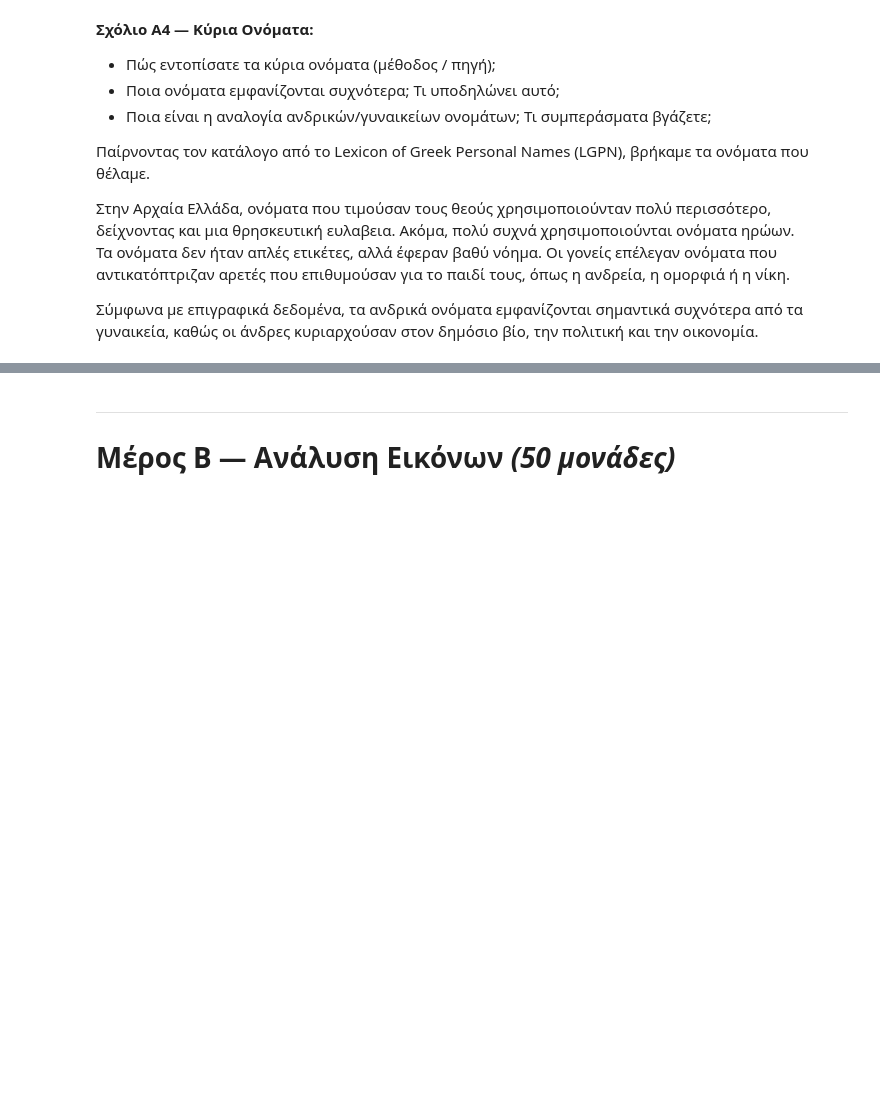
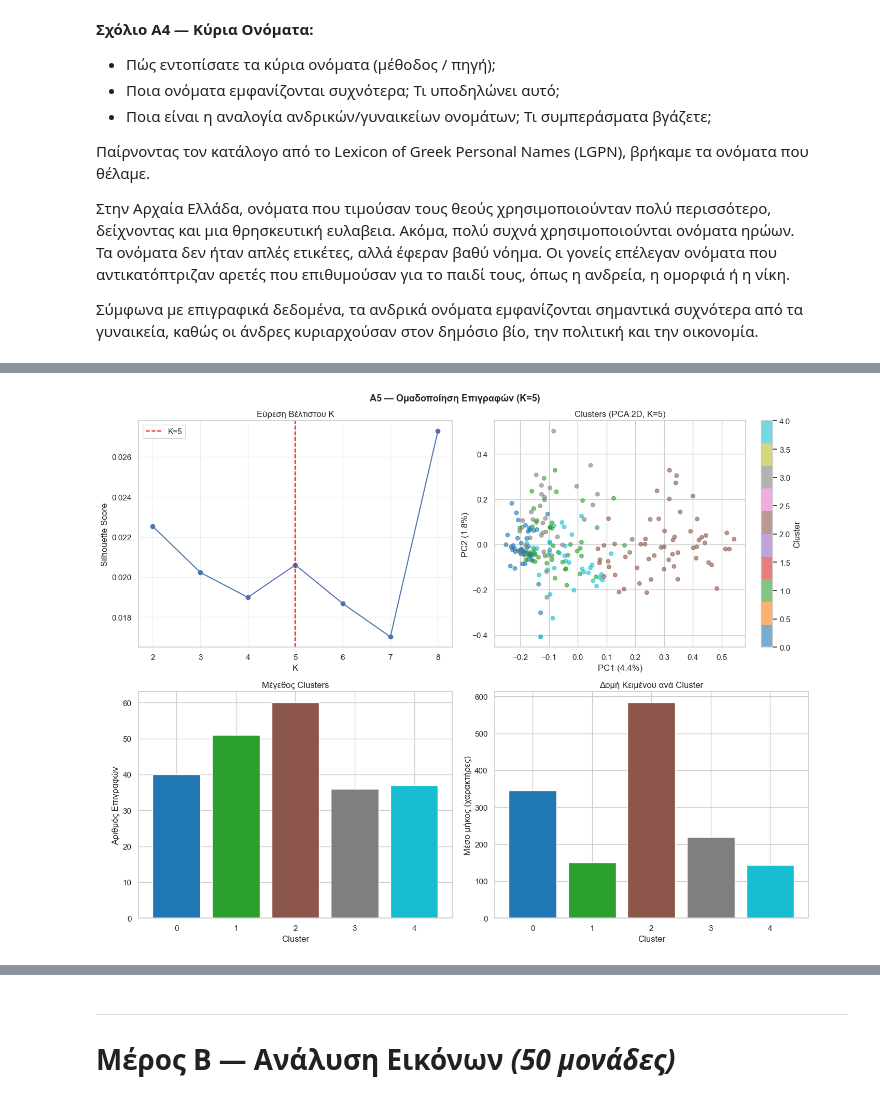
Before and after one commit to PanagiotisGk/Greek-Epigraphy, a Jupyter notebook: team_notebook_epigraphy.ipynb, the cells around one changed output, grey strips where cells are left out. Cells and saved outputs as stored; diff of their text form; code cells hidden in the pictures; blank space fills up the shorter version.

```diff
--- a/team_notebook_epigraphy.ipynb
+++ b/team_notebook_epigraphy.ipynb
@@ -1195,0 +1329,50 @@ None
+# %%
+# === Βήμα 8: Οπτικοποιήσεις ===
+
+fig, axes = plt.subplots(2, 2, figsize=(14, 11))
+
+# 1. Silhouette
+ax1 = axes[0, 0]
+ax1.plot(list(K_range), silhouette_scores, 'bo-')
+ax1.axvline(best_k, color='red', linestyle='--', label=f'K={best_k}')
+ax1.set_xlabel('K')
+ax1.set_ylabel('Silhouette Score')
+ax1.set_title('Εύρεση Βέλτιστου K')
+ax1.legend()
+ax1.grid(True, alpha=0.3)
+
+# 2. PCA
+ax2 = axes[0, 1]
+pca = PCA(n_components=2, random_state=42)
+X_2d = pca.fit_transform(X_tfidf.toarray())
+scatter = ax2.scatter(X_2d[:, 0], X_2d[:, 1], c=df['cluster'],
+                      cmap='tab10', alpha=0.6, s=30)
+ax2.set_xlabel(f'PC1 ({pca.explained_variance_ratio_[0]*100:.1f}%)')
+ax2.set_ylabel(f'PC2 ({pca.explained_variance_ratio_[1]*100:.1f}%)')
+ax2.set_title(f'Clusters (PCA 2D, K={best_k})')
+plt.colorbar(scatter, ax=ax2, label='Cluster')
+
+# 3. Μέγεθος clusters
+ax3 = axes[1, 0]
+sizes = [(df['cluster']==c).sum() for c in range(best_k)]
+colors = plt.cm.tab10(np.linspace(0, 1, best_k))
+ax3.bar(range(best_k), sizes, color=colors)
+ax3.set_xlabel('Cluster')
+ax3.set_ylabel('Αριθμός Επιγραφών')
+ax3.set_title('Μέγεθος Clusters')
+ax3.set_xticks(range(best_k))
+
+# 4. Μήκος ανά cluster
+ax4 = axes[1, 1]
+avg_lens = [df[df['cluster']==c]['text_length'].mean() for c in range(best_k)]
+ax4.bar(range(best_k), avg_lens, color=colors)
+ax4.set_xlabel('Cluster')
+ax4.set_ylabel('Μέσο μήκος (χαρακτήρες)')
+ax4.set_title('Δομή Κειμένου ανά Cluster')
+ax4.set_xticks(range(best_k))
+
+plt.suptitle(f'Α5 — Ομαδοποίηση Επιγραφών (K={best_k})', fontsize=13, fontweight='bold')
+plt.tight_layout()
+plt.show()
+# %% [output]
+[figure, added]
```
Also changed, not shown: parts of 28 cells of this notebook, 1 other file.
